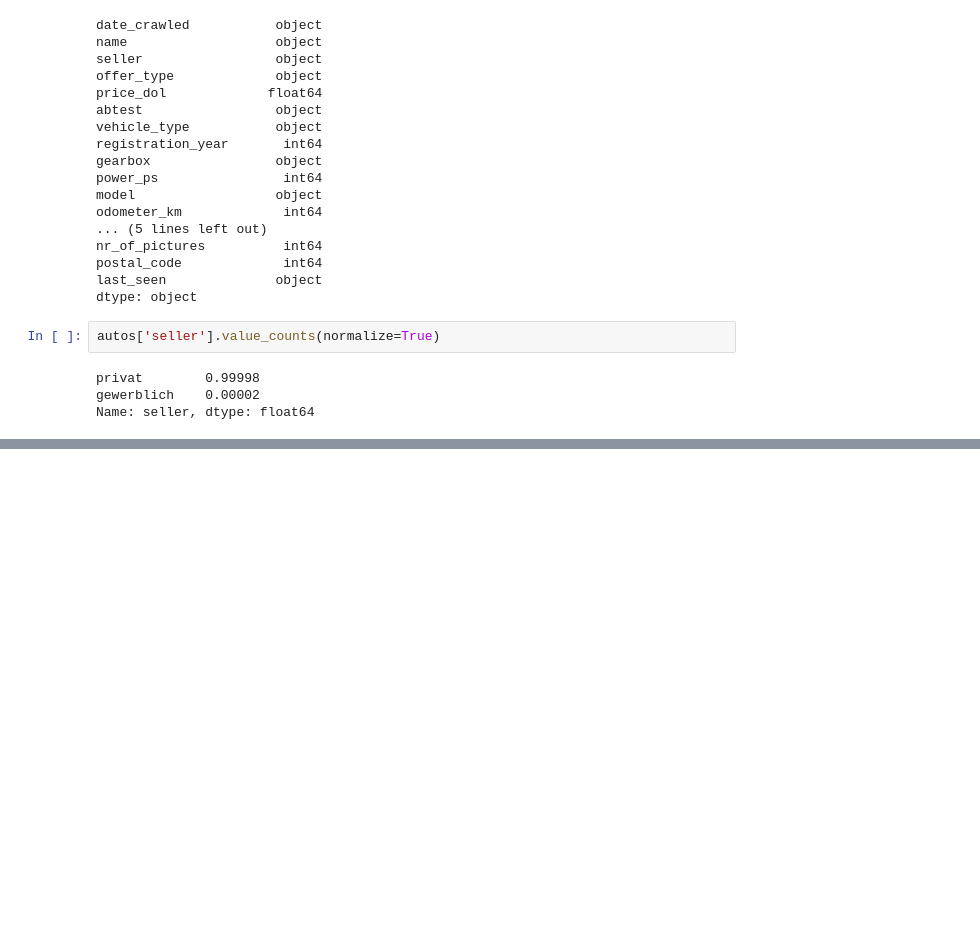
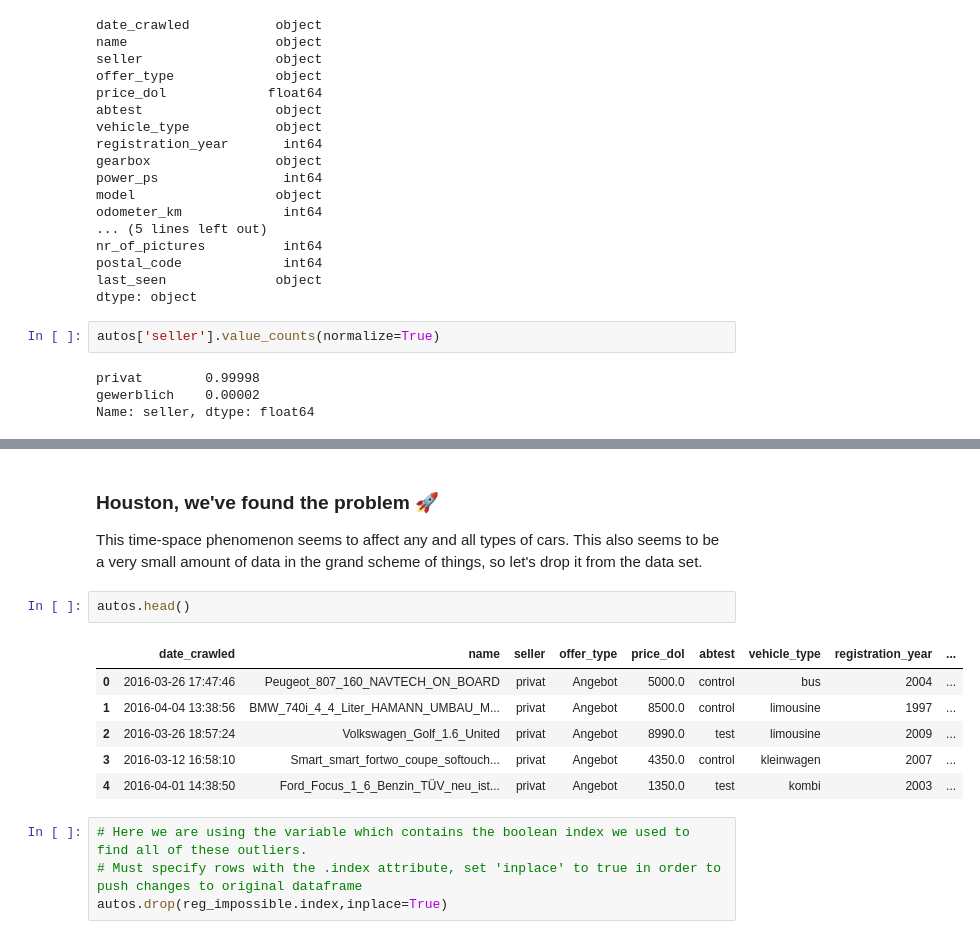
Before and after one commit to Chretien/ebay_car_sales_project, a Jupyter notebook: Basics.ipynb, the cells around one changed output, grey strips where cells are left out. Saved outputs shown, nothing was run; the diff lists cells and outputs as text; blank space fills up the shorter version.

```diff
--- a/Basics.ipynb
+++ b/Basics.ipynb
@@ -256,0 +318,17 @@ Name: seller, dtype: float64
+# %% [markdown]
+### Houston, we've found the problem 🚀
+
+This time-space phenomenon seems to affect any and all types of cars. This also seems to be a very small amount of data in the grand scheme of things, so let's drop it from the data set.
+# %%
+autos.head()
+# %% [output]
+|  | date_crawled | name | seller | offer_type | price_dol | abtest | vehicle_type | registration_year | ... |
+| 0 | 2016-03-26 17:47:46 | Peugeot_807_160_NAVTECH_ON_BOARD | privat | Angebot | 5000.0 | control | bus | 2004 | ... |
+| 1 | 2016-04-04 13:38:56 | BMW_740i_4_4_Liter_HAMANN_UMBAU_M... | privat | Angebot | 8500.0 | control | limousine | 1997 | ... |
+| 2 | 2016-03-26 18:57:24 | Volkswagen_Golf_1.6_United | privat | Angebot | 8990.0 | test | limousine | 2009 | ... |
+| 3 | 2016-03-12 16:58:10 | Smart_smart_fortwo_coupe_softouch... | privat | Angebot | 4350.0 | control | kleinwagen | 2007 | ... |
+| 4 | 2016-04-01 14:38:50 | Ford_Focus_1_6_Benzin_TÜV_neu_ist... | privat | Angebot | 1350.0 | test | kombi | 2003 | ... |
+# %%
+# Here we are using the variable which contains the boolean index we used to find all of these outliers.
+# Must specify rows with the .index attribute, set 'inplace' to true in order to push changes to original dataframe
+autos.drop(reg_impossible.index,inplace=True)
```
Also changed, not shown: parts of 20 cells of this notebook.
